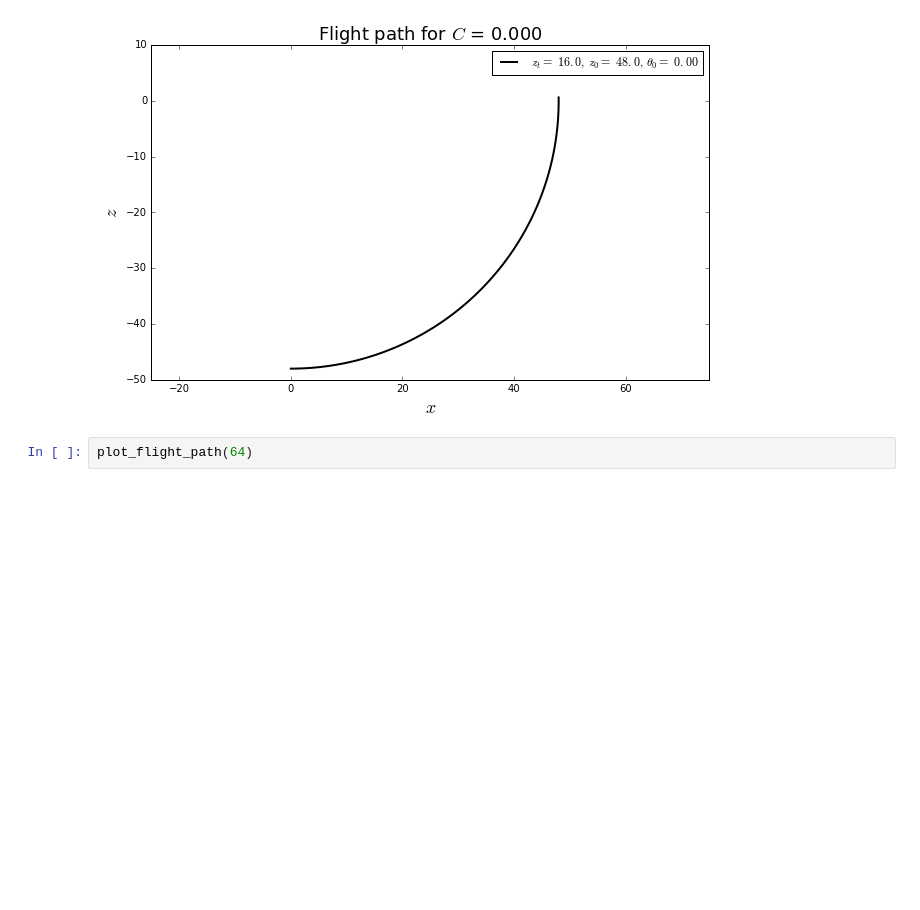
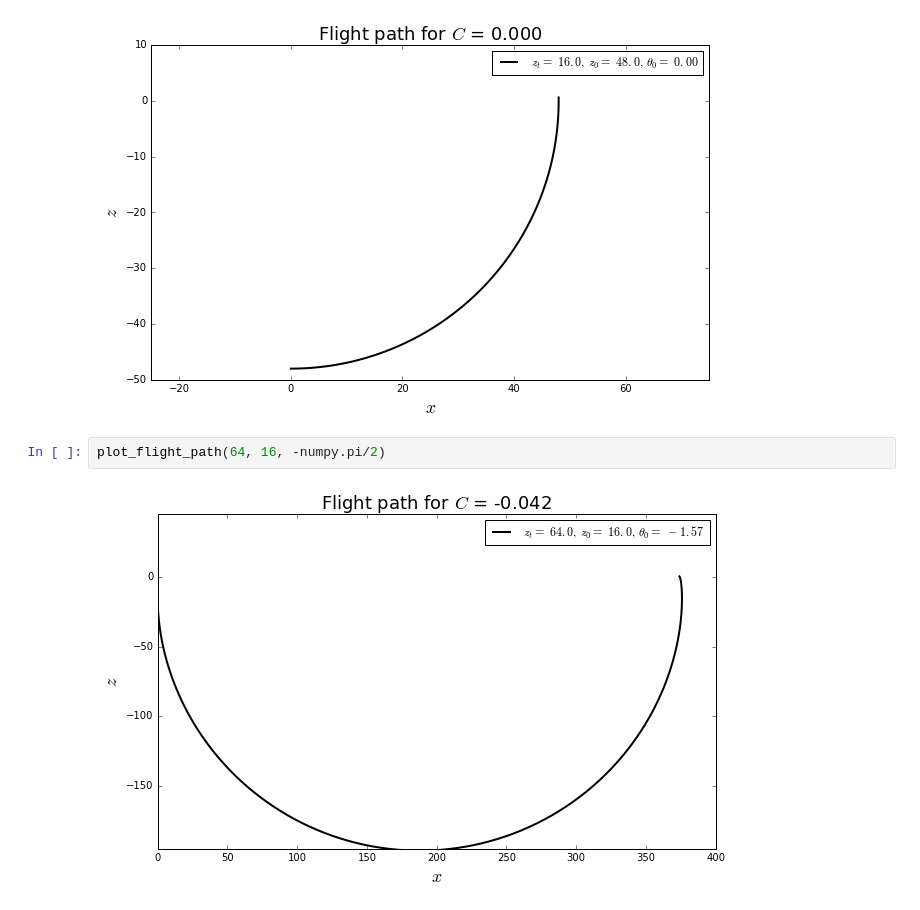
Before and after one commit to jiangtianliu/MAE6286, a Jupyter notebook: Work_in_class.ipynb, the cells around one changed output. Drawn from its saved outputs; the diff is of its cells as text; blank space fills up the shorter version.

```diff
--- a/Work_in_class.ipynb
+++ b/Work_in_class.ipynb
@@ -23,4 +23,6 @@ plot_flight_path(16, 48, 0)
 # %% [output]
 [figure]
 # %%
-plot_flight_path(64)
+plot_flight_path(64, 16, -numpy.pi/2)
+# %% [output]
+[figure, added]
```
Also changed, not shown: 1 other file.
